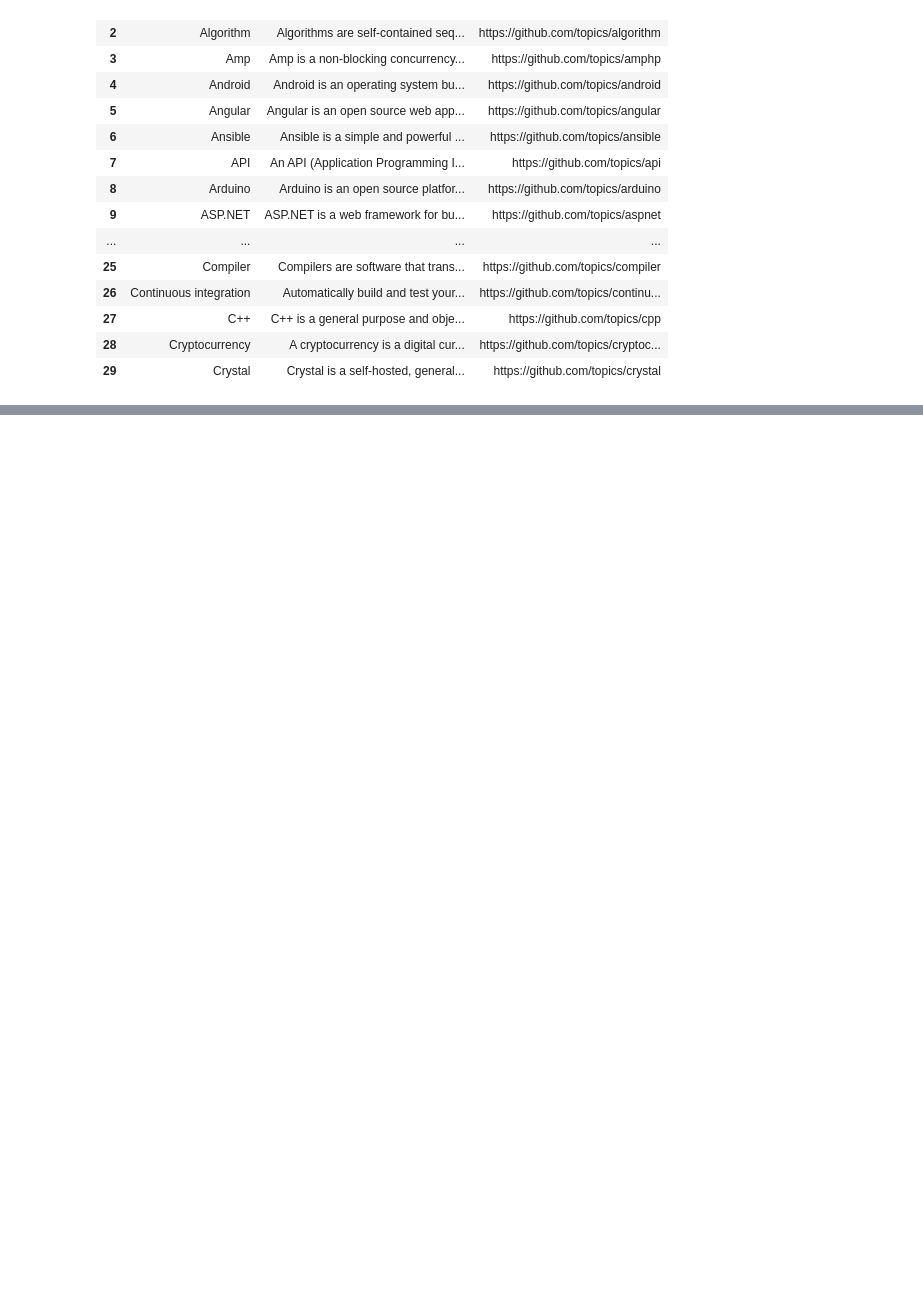
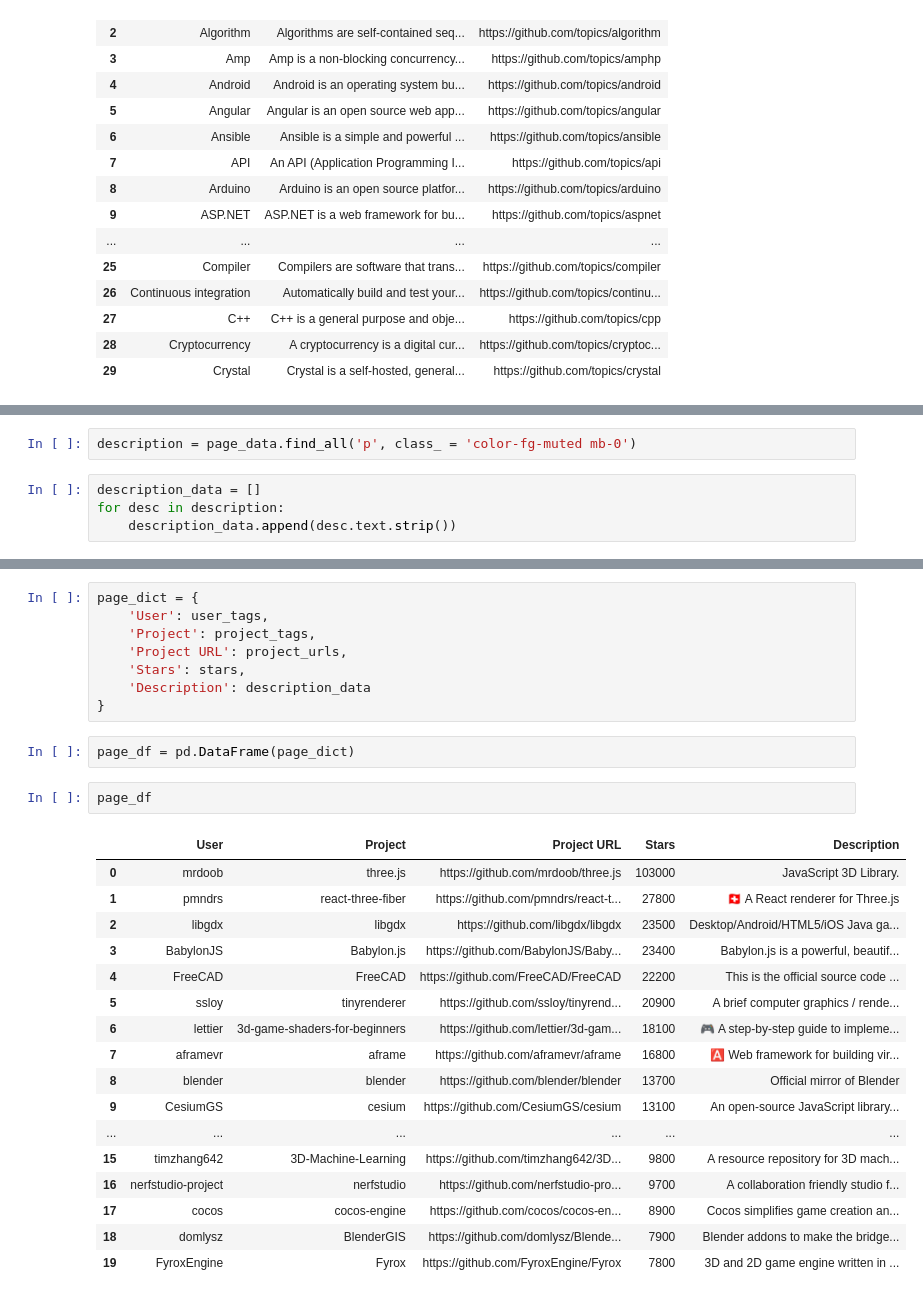
Before and after one commit to AmanDbz1101/Web-Scraping, a Jupyter notebook: main rough.ipynb, the cells around one changed output, grey strips where cells are left out. Drawn from its saved outputs; the diff is of its cells as text; blank space fills up the shorter version.

```diff
--- a/main rough.ipynb
+++ b/main rough.ipynb
@@ -127,0 +195,6 @@ data
+# %%
+description = page_data.find_all('p', class_ = 'color-fg-muted mb-0')
+# %%
+description_data = []
+for desc in description:
+    description_data.append(desc.text.strip())
@@ -127,0 +224,30 @@ data
+# %%
+page_dict = {
+    'User': user_tags,
+    'Project': project_tags,
+    'Project URL': project_urls,
+    'Stars': stars,
+    'Description': description_data
+}
+# %%
+page_df = pd.DataFrame(page_dict)
+# %%
+page_df
+# %% [output]
+|  | User | Project | Project URL | Stars | Description |
+| 0 | mrdoob | three.js | https://github.com/mrdoob/three.js | 103000 | JavaScript 3D Library. |
+| 1 | pmndrs | react-three-fiber | https://github.com/pmndrs/react-t... | 27800 | 🇨🇭 A React renderer for Three.js |
+| 2 | libgdx | libgdx | https://github.com/libgdx/libgdx | 23500 | Desktop/Android/HTML5/iOS Java ga... |
+| 3 | BabylonJS | Babylon.js | https://github.com/BabylonJS/Baby... | 23400 | Babylon.js is a powerful, beautif... |
+| 4 | FreeCAD | FreeCAD | https://github.com/FreeCAD/FreeCAD | 22200 | This is the official source code ... |
+| 5 | ssloy | tinyrenderer | https://github.com/ssloy/tinyrend... | 20900 | A brief computer graphics / rende... |
+| 6 | lettier | 3d-game-shaders-for-beginners | https://github.com/lettier/3d-gam... | 18100 | 🎮 A step-by-step guide to impleme... |
+| 7 | aframevr | aframe | https://github.com/aframevr/aframe | 16800 | 🅰️ Web framework for building vir... |
+| 8 | blender | blender | https://github.com/blender/blender | 13700 | Official mirror of Blender |
+| 9 | CesiumGS | cesium | https://github.com/CesiumGS/cesium | 13100 | An open-source JavaScript library... |
+| ... | ... | ... | ... | ... | ... |
+| 15 | timzhang642 | 3D-Machine-Learning | https://github.com/timzhang642/3D... | 9800 | A resource repository for 3D mach... |
+| 16 | nerfstudio-project | nerfstudio | https://github.com/nerfstudio-pro... | 9700 | A collaboration friendly studio f... |
+| 17 | cocos | cocos-engine | https://github.com/cocos/cocos-en... | 8900 | Cocos simplifies game creation an... |
+| 18 | domlysz | BlenderGIS | https://github.com/domlysz/Blende... | 7900 | Blender addons to make the bridge... |
+| 19 | FyroxEngine | Fyrox | https://github.com/FyroxEngine/Fyrox | 7800 | 3D and 2D game engine written in ... |
```
Also changed, not shown: parts of 26 cells of this notebook, 6 other files.
